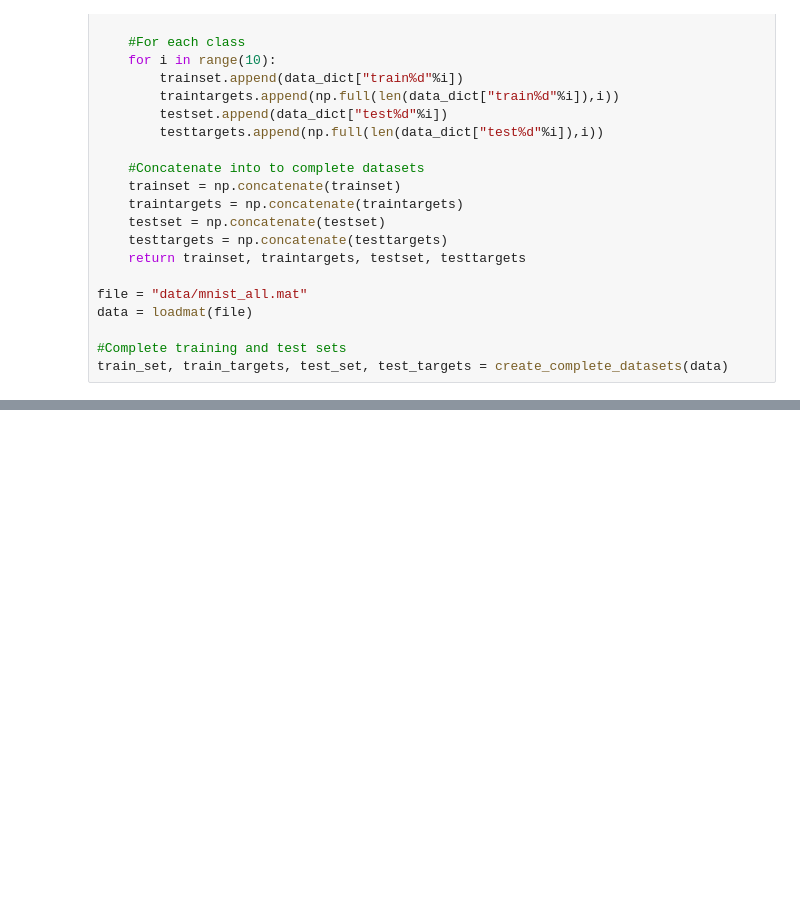
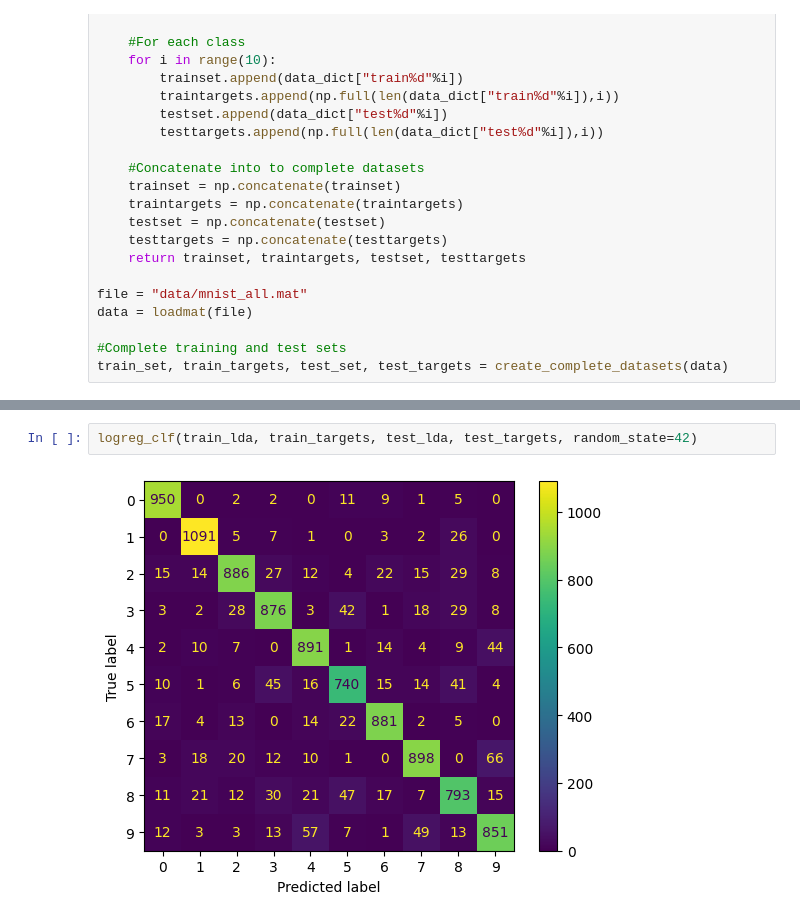
Before and after one commit to vismiroglou/ce7_ml_2023, a Jupyter notebook: Lecture 6/Exercise_Linear_discrimation_notebook_w_hints.ipynb, the cells around one changed output, grey strips where cells are left out. Drawn from its saved outputs; the diff is of its cells as text; blank space fills up the shorter version.

```diff
--- a/Lecture 6/Exercise_Linear_discrimation_notebook_w_hints.ipynb
+++ b/Lecture 6/Exercise_Linear_discrimation_notebook_w_hints.ipynb
@@ -58,0 +86,4 @@ n_components = 9
+# %%
+logreg_clf(train_lda, train_targets, test_lda, test_targets, random_state=42)
+# %% [output]
+[figure, added]
```
Also changed, not shown: parts of 10 cells of this notebook.
